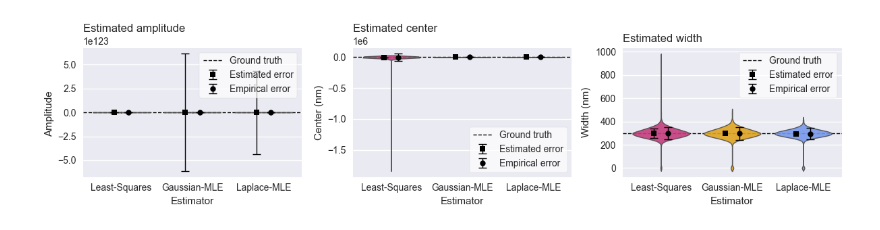
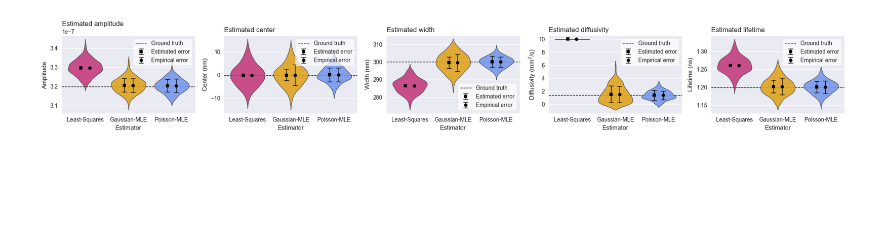
Before and after one commit to EdKaHe/emely, a Jupyter notebook: examples/example_5.ipynb, the cells around one changed output. Drawn from its saved outputs; the diff is of its cells as text; code cells hidden in the pictures; blank space fills up the shorter version.

```diff
--- a/examples/example_5.ipynb
+++ b/examples/example_5.ipynb
@@ -19,4 +19,5 @@ gray = "cccccc"
 white = "ffffff"
 
 plt.style.use("seaborn-v0_8")
+plt.rcParams["figure.dpi"] = 300
 # %% [markdown]
@@ -78,7 +93,7 @@ estimators = {
         absolute_sigma=absolute_sigma,
         noise="gaussian",
     ),
-    "Laplace-MLE": lambda f,
+    "Poisson-MLE": lambda f,
     xdata,
     ydata,
     p0,
@@ -92,23 +107,32 @@ estimators = {
         bounds=bounds,
         sigma=sigma,
         absolute_sigma=absolute_sigma,
-        noise="laplace",
+        noise="poisson",
     ),
 }
 # %%
 # define model parameters
-dx = 10e-9  # (m)
+dx = 160e-9  # (m)
+dt = 200e-12  # (s)
 mu = 0  # (m)
-sigma = 300e-9  # (m)
-N_ph = 5e2  # number of detected photons
-p = (N_ph * dx, mu, sigma)
+sigma_0 = 300e-9  # (m)
+D = 1.4e-6  # (m^2/s)
+tau = 1.2e-9  # (s)
+N_ph = 1e4  # number of detected photons
+p = (N_ph * dx * dt, mu, sigma_0, D, tau)
 
 # define model variables
-x_rng = (-3 * sigma, 3 * sigma)
+x_rng = (-3 * sigma_0, 3 * sigma_0)
 n_x = round((x_rng[1] - x_rng[0]) / dx) + 1
 x = x_rng[0] + dx * np.arange(n_x)
 
+t_rng = (0, 3 * tau)
+n_t = round((t_rng[1] - t_rng[0]) / dt) + 1
+t = t_rng[0] + dt * np.arange(n_t)
+
+x, t = np.meshgrid(x, t)
+
 # set the random seed
-np.random.seed(3)
+np.random.seed(5)
 # %%
 # create N measurements
@@ -158,9 +178,9 @@ for ii in range(N):
 # %%
 # parameter settings
 colors = [red, yellow, blue]
-parameter_names = ["Amplitude", "Center", "Width"]
-parameter_units = ["", "(nm)", "(nm)"]
-parameter_scaling = [1e6, 1e9, 1e9, 1e9]
+parameter_names = ["Amplitude", "Center", "Width", "Diffusivity", "Lifetime"]
+parameter_units = ["", "(nm)", "(nm)", "(mm$^2$/s)", "(ns)"]
+parameter_scaling = [1e12, 1e9, 1e9, 1e6, 1e9]
 
 # parameter estimates
 parameter_estimates = {
@@ -181,10 +201,10 @@ for ii, parameter_name in enumerate(parameter_names):
     p_est_std[parameter_name] = {}
     for estimator_name in estimators:
         p_emp_std[parameter_name][estimator_name] = np.sqrt(
-            np.nanvar(p_opt[estimator_name][:, ii], axis=0)
+            np.var(p_opt[estimator_name][:, ii], axis=0)
         )
         p_est_std[parameter_name][estimator_name] = np.sqrt(
-            np.nanmean(p_cov[estimator_name][:, ii, ii], axis=0)
+            np.mean(p_cov[estimator_name][:, ii, ii], axis=0)
         )
 # %%
 fig, axs = plt.subplots(1, len(p), figsize=(4 * len(p), 3))
@@ -201,7 +221,7 @@ for ii in range(len(p)):
     )
 
     offset = 0.1
-    x = np.arange(len(estimators))
+    location = np.arange(len(estimators))
     y = [
         parameter_scaling[ii]
         * parameter_estimates[parameter_names[ii]][estimator_name].mean()
@@ -214,7 +234,7 @@ for ii in range(len(p)):
         for estimator_name in estimators
     ]
     axs[ii].errorbar(
-        x - offset,
+        location - offset,
         y,
         yerr=yerr,
         color=black,
@@ -233,36 +253,36 @@ for ii in range(len(p)):
         for estimator_name in estimators
     ]
     axs[ii].errorbar(
-        x + offset,
+        location + offset,
         y,
         yerr=yerr,
         color=black,
         linewidth=1,
         fmt="o",
         markersize=6,
         capthick=1,
         capsize=4,
         label="Empirical error",
         zorder=15,
     )
 
     # ground truth
     axs[ii].axhline(
         parameter_scaling[ii] * p[ii],
         color=black,
         linestyle="--",
         linewidth=1,
         label="Ground truth",
         zorder=5,
     )
 
     axs[ii].set_title("Estimated " + parameter_names[ii].lower(), loc="left")
     axs[ii].set_xlabel("Estimator")
     axs[ii].set_ylabel(parameter_names[ii] + " " + parameter_units[ii])
     legend = axs[ii].legend(frameon=True, framealpha=0.7)
     legend.get_frame().set_facecolor("white")
     legend.set_zorder(20)
 
 fig.tight_layout()
 # %% [output]
-[figure, old version]
+[figure, new version]
```
Also changed, not shown: parts of 4 cells of this notebook, 18 other files.
